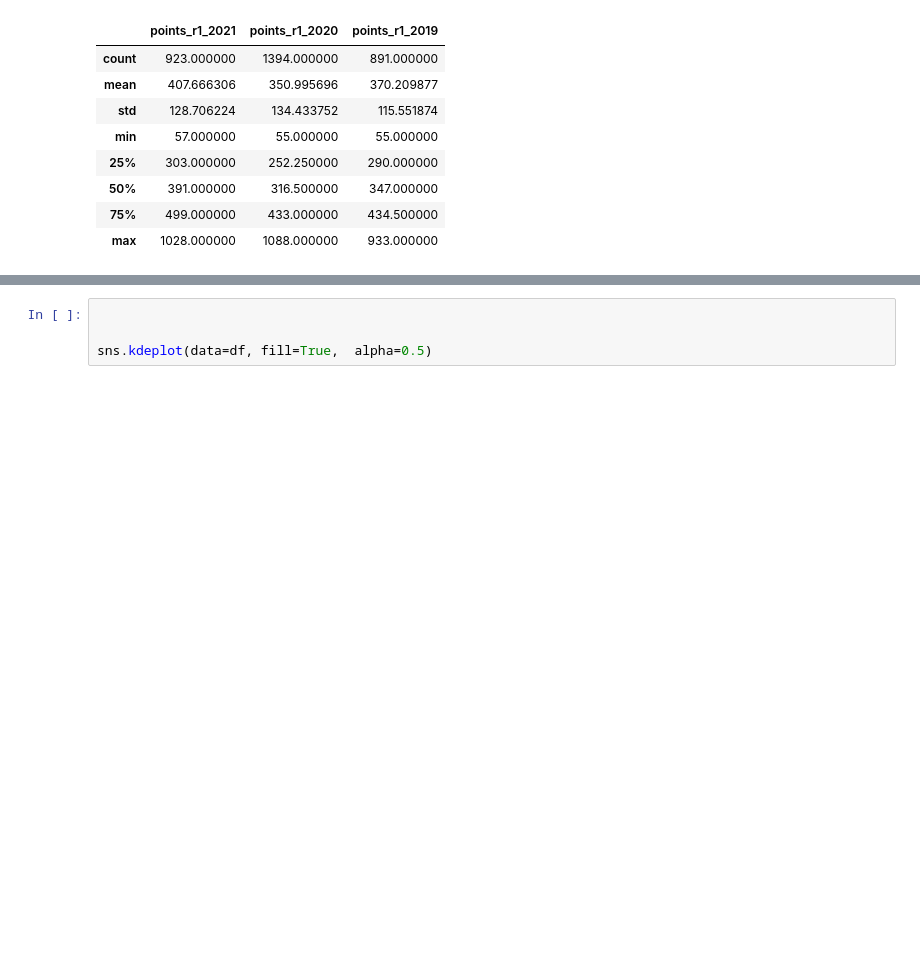
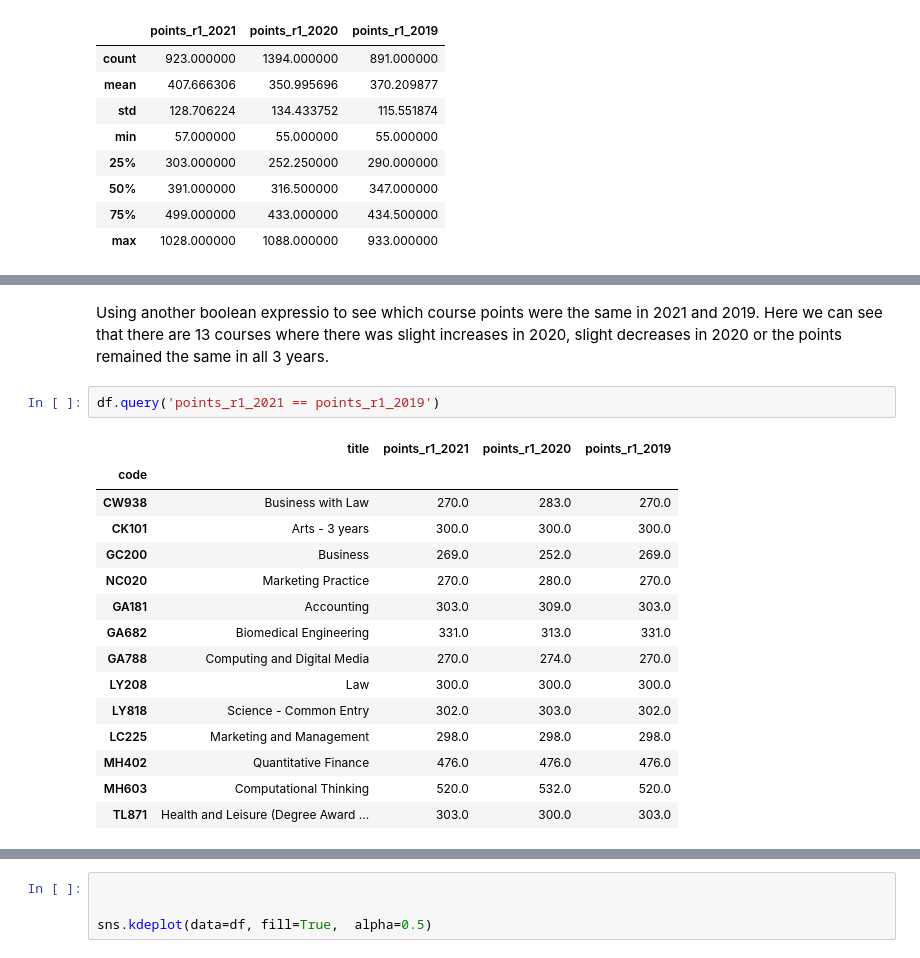
Before and after one commit to SarahMcN25/fundamentals, a Jupyter notebook: cao.ipynb, the cells around one changed output, grey strips where cells are left out. Saved outputs shown, nothing was run; the diff lists cells and outputs as text; blank space fills up the shorter version.

```diff
--- a/cao.ipynb
+++ b/cao.ipynb
@@ -1179,0 +1286,20 @@ However, there was a huge jump in the maximun points required from 2019 to 2020.
+# %% [markdown]
+Using another boolean expressio to see which course points were the same in 2021 and 2019. Here we can see that there are 13 courses where there was slight increases in 2020, slight decreases in 2020 or the points remained the same in all 3 years.
+# %%
+df.query('points_r1_2021 == points_r1_2019')
+# %% [output]
+|  | title | points_r1_2021 | points_r1_2020 | points_r1_2019 |
+| code |  |  |  |  |
+| CW938 | Business with Law | 270.0 | 283.0 | 270.0 |
+| CK101 | Arts - 3 years | 300.0 | 300.0 | 300.0 |
+| GC200 | Business | 269.0 | 252.0 | 269.0 |
+| NC020 | Marketing Practice | 270.0 | 280.0 | 270.0 |
+| GA181 | Accounting | 303.0 | 309.0 | 303.0 |
+| GA682 | Biomedical Engineering | 331.0 | 313.0 | 331.0 |
+| GA788 | Computing and Digital Media | 270.0 | 274.0 | 270.0 |
+| LY208 | Law | 300.0 | 300.0 | 300.0 |
+| LY818 | Science - Common Entry | 302.0 | 303.0 | 302.0 |
+| LC225 | Marketing and Management | 298.0 | 298.0 | 298.0 |
+| MH402 | Quantitative Finance | 476.0 | 476.0 | 476.0 |
+| MH603 | Computational Thinking | 520.0 | 532.0 | 520.0 |
+| TL871 | Health and Leisure (Degree Award ... | 303.0 | 300.0 | 303.0 |
```
Also changed, not shown: parts of 31 cells of this notebook, 5 other files.
